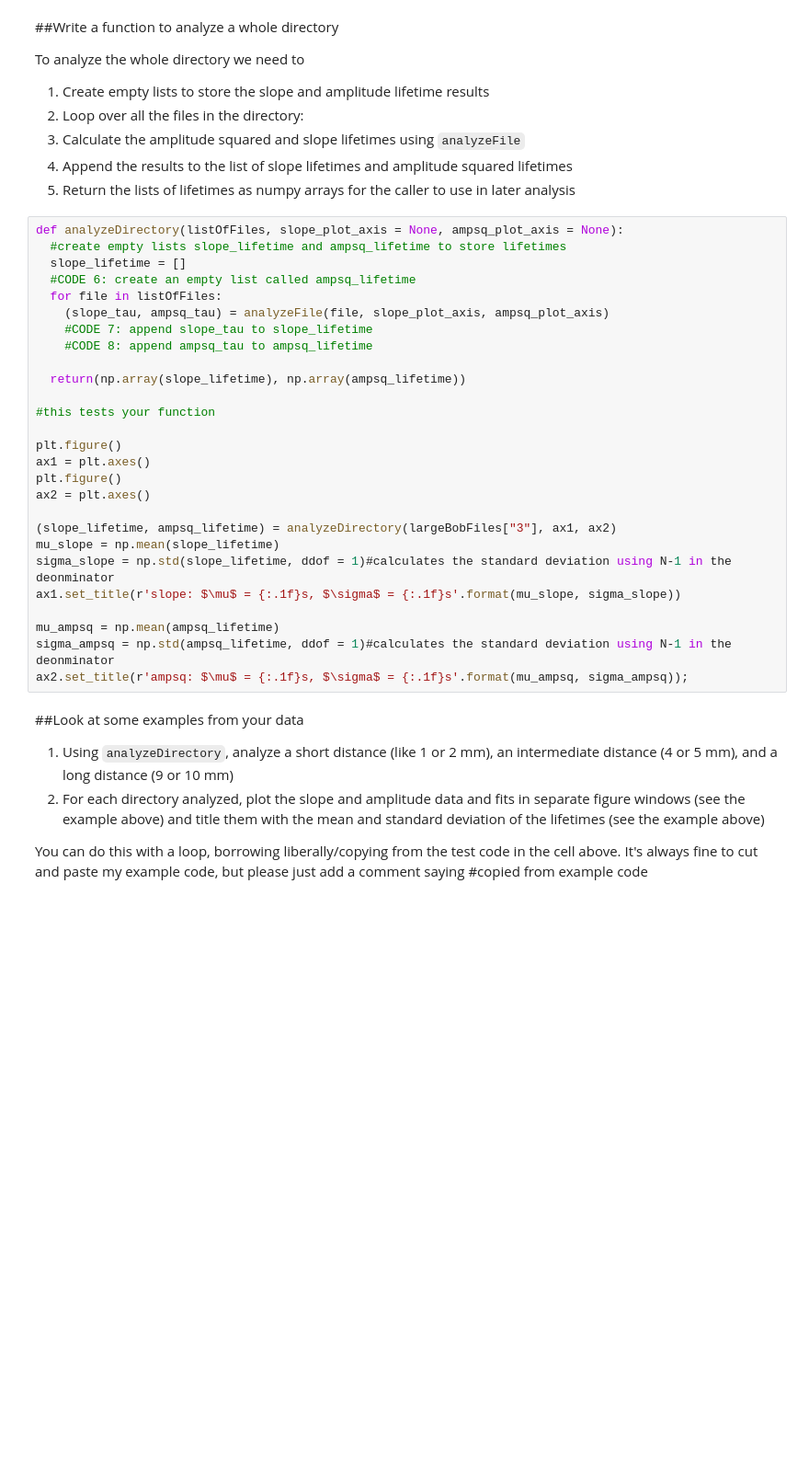
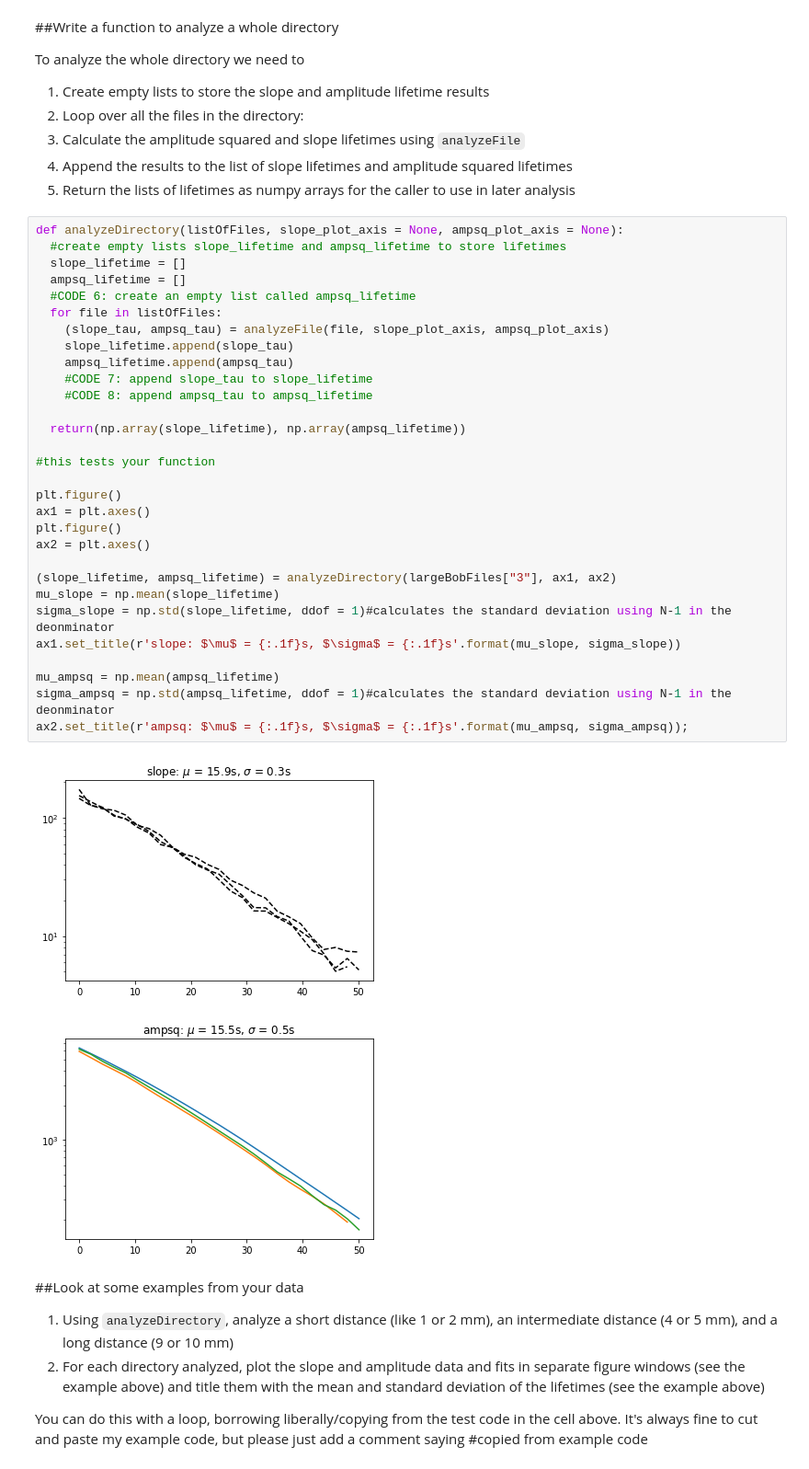
Before and after one commit to NYU-IEP-2022-3-Classroom/lab5-data-repository-Stefan-Physics, a Jupyter notebook: LabAnalysis5.ipynb, the cells around one changed output. Shown at 92% size. Drawn from its saved outputs; the diff is of its cells as text; blank space fills up the shorter version.

```diff
--- a/LabAnalysis5.ipynb
+++ b/LabAnalysis5.ipynb
@@ -225,30 +229,36 @@ To analyze the whole directory we need to
 # %%
 def analyzeDirectory(listOfFiles, slope_plot_axis = None, ampsq_plot_axis = None):
   #create empty lists slope_lifetime and ampsq_lifetime to store lifetimes
   slope_lifetime = []
+  ampsq_lifetime = []
   #CODE 6: create an empty list called ampsq_lifetime
   for file in listOfFiles:
     (slope_tau, ampsq_tau) = analyzeFile(file, slope_plot_axis, ampsq_plot_axis)
+    slope_lifetime.append(slope_tau)
+    ampsq_lifetime.append(ampsq_tau)
     #CODE 7: append slope_tau to slope_lifetime
     #CODE 8: append ampsq_tau to ampsq_lifetime
 
   return(np.array(slope_lifetime), np.array(ampsq_lifetime))
 
 #this tests your function
 
 plt.figure()
 ax1 = plt.axes()
 plt.figure()
 ax2 = plt.axes()
 
 (slope_lifetime, ampsq_lifetime) = analyzeDirectory(largeBobFiles["3"], ax1, ax2)
 mu_slope = np.mean(slope_lifetime)
 sigma_slope = np.std(slope_lifetime, ddof = 1)#calculates the standard deviation using N-1 in the deonminator
 ax1.set_title(r'slope: $\mu$ = {:.1f}s, $\sigma$ = {:.1f}s'.format(mu_slope, sigma_slope))
 
 mu_ampsq = np.mean(ampsq_lifetime)
 sigma_ampsq = np.std(ampsq_lifetime, ddof = 1)#calculates the standard deviation using N-1 in the deonminator
 ax2.set_title(r'ampsq: $\mu$ = {:.1f}s, $\sigma$ = {:.1f}s'.format(mu_ampsq, sigma_ampsq));
+# %% [output]
+[figure, added]
+[figure, added]
 # %% [markdown]
 ##Look at some examples from your data
 
```
Also changed, not shown: parts of 2 cells of this notebook.
